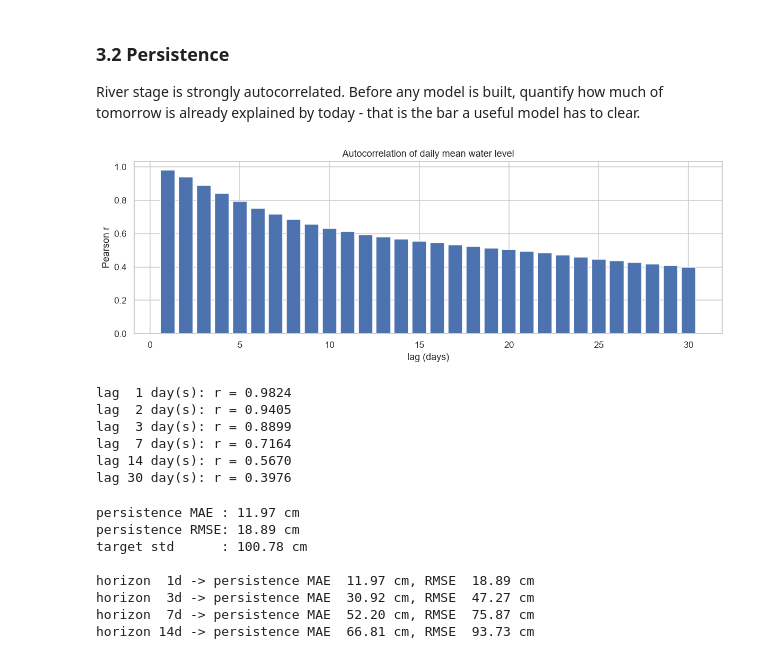
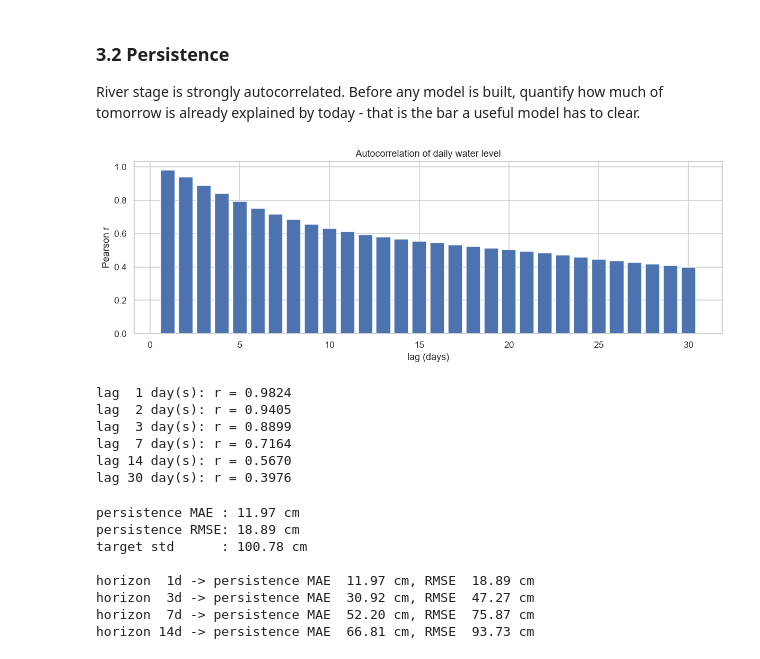
Before and after one commit to PrithviHe/Rhine-cargo-advisor, a Jupyter notebook: notebooks/02. eda.ipynb, the cells around one changed output. Cells and saved outputs as stored; diff of their text form; code cells hidden in the pictures.

```diff
--- a/notebooks/02. eda.ipynb
+++ b/notebooks/02. eda.ipynb
@@ -394,19 +397,19 @@ tomorrow is already explained by today - that is the bar a useful model has to c
 # %%
 lags = range(1, 31)
 acf = [s.corr(s.shift(lag)) for lag in lags]
 
 fig, ax = plt.subplots(figsize=(11, 4))
 ax.bar(list(lags), acf, color="#4c72b0")
-ax.set_title("Autocorrelation of daily mean water level")
+ax.set_title("Autocorrelation of daily water level")
 ax.set_xlabel("lag (days)")
 ax.set_ylabel("Pearson r")
 plt.tight_layout()
 plt.show()
 
 for lag in (1, 2, 3, 7, 14, 30):
     print(f"lag {lag:2d} day(s): r = {s.corr(s.shift(lag)):.4f}")
 # %% [output]
-[figure, old version]
+[figure, new version]
 lag  1 day(s): r = 0.9824
 lag  2 day(s): r = 0.9405
 lag  3 day(s): r = 0.8899
```
Also changed, not shown: parts of 2 cells of this notebook, 5 other files.
